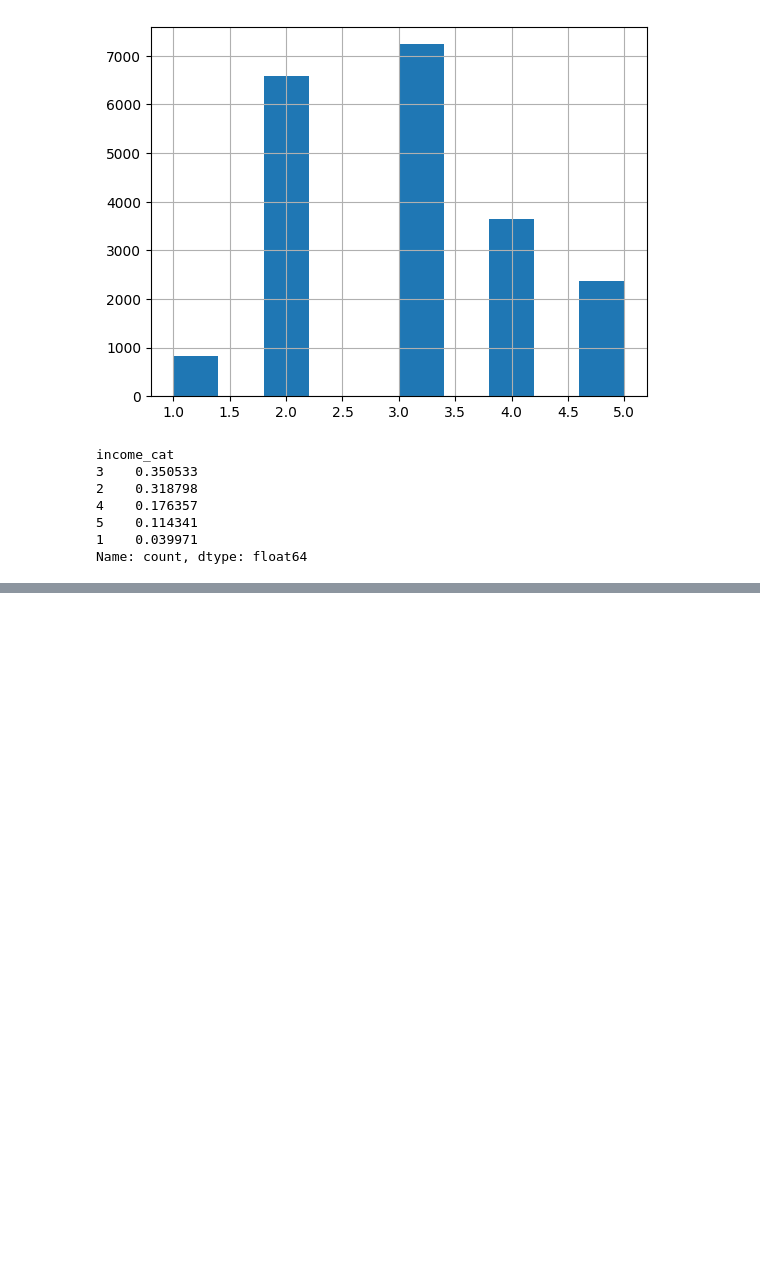
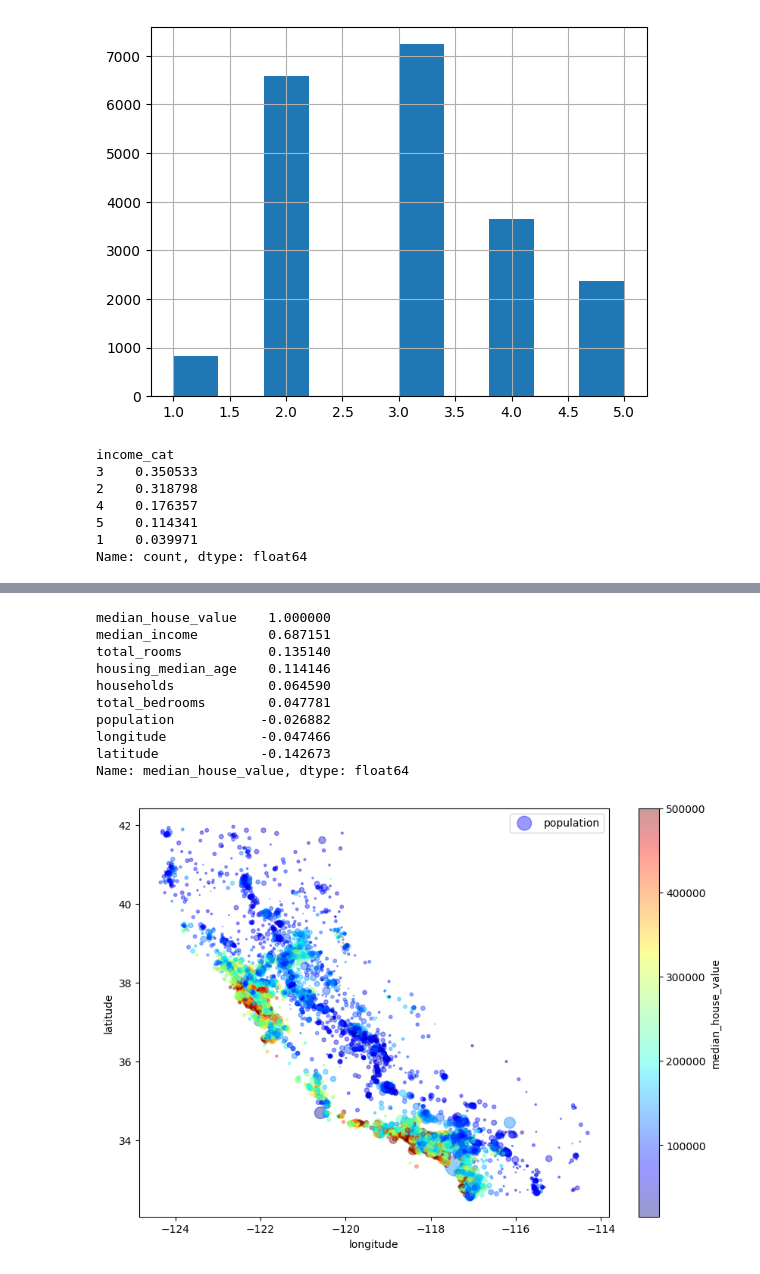
Before and after one commit to smtran8/MLbook_practice, a Jupyter notebook: chapter2.ipynb, the cells around one changed output, grey strips where cells are left out. Drawn from its saved outputs; the diff is of its cells as text; code cells hidden in the pictures; blank space fills up the shorter version.

```diff
--- a/chapter2.ipynb
+++ b/chapter2.ipynb
@@ -116,0 +127,26 @@ housing.describe(include = 'all')
+# %%
+#Now, dig into prices and population by using colors and radius of the circle
+
+housing_copy.plot(kind="scatter", x="longitude", y="latitude", alpha=0.4,
+                    s=housing_copy["population"]/100, label="population", figsize=(10,7),
+                    c="median_house_value", cmap=plt.get_cmap("jet"), colorbar=True)
+plt.legend()
+#What can we tell from this data? houses near coast are more expensive; also in North Cali it is near coast, but prices are not too high => Not very simple rules based on ocean proximity
+#Based on this, let's investigate the correlation between median_house_value and other attributes
+
+corr_matrix = housing_copy.corr(numeric_only=True) #Correlation requires numerical data
+corr_matrix["median_house_value"].sort_values(ascending=False)
+#Correlation is between -1 and 1; close to 1 means that if A goes up, B goes up; close to -1 means that if A goes up, B goes down; close to 0 means no correlation
+#However, since linear correlation only focuses on up/down, it does not affect the significance of the slope, so we use another correlation measure
+# %% [output]
+median_house_value    1.000000
+median_income         0.687151
+total_rooms           0.135140
+housing_median_age    0.114146
+households            0.064590
+total_bedrooms        0.047781
+population           -0.026882
+longitude            -0.047466
+latitude             -0.142673
+Name: median_house_value, dtype: float64
+[figure, added]
```
Also changed, not shown: parts of 13 cells of this notebook.
